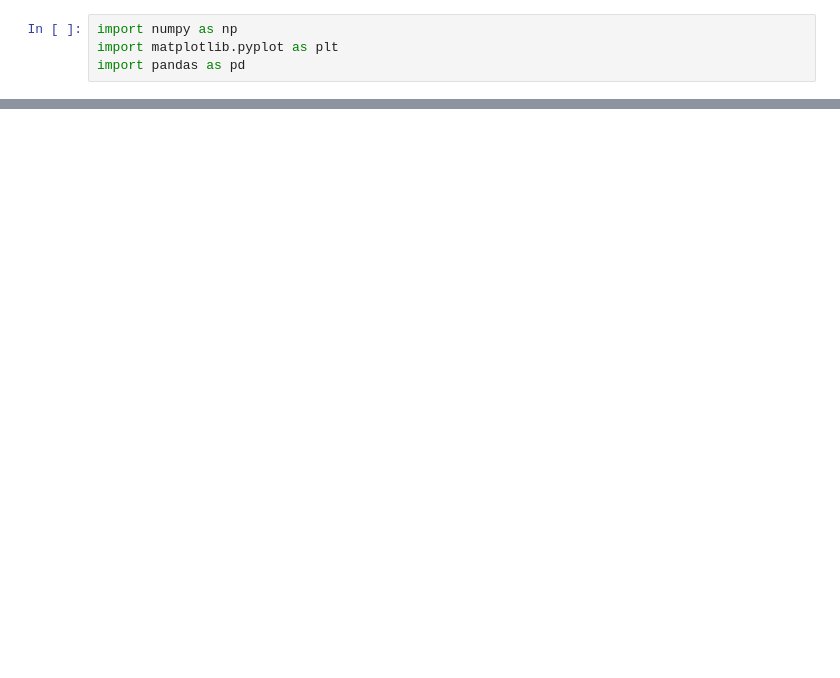
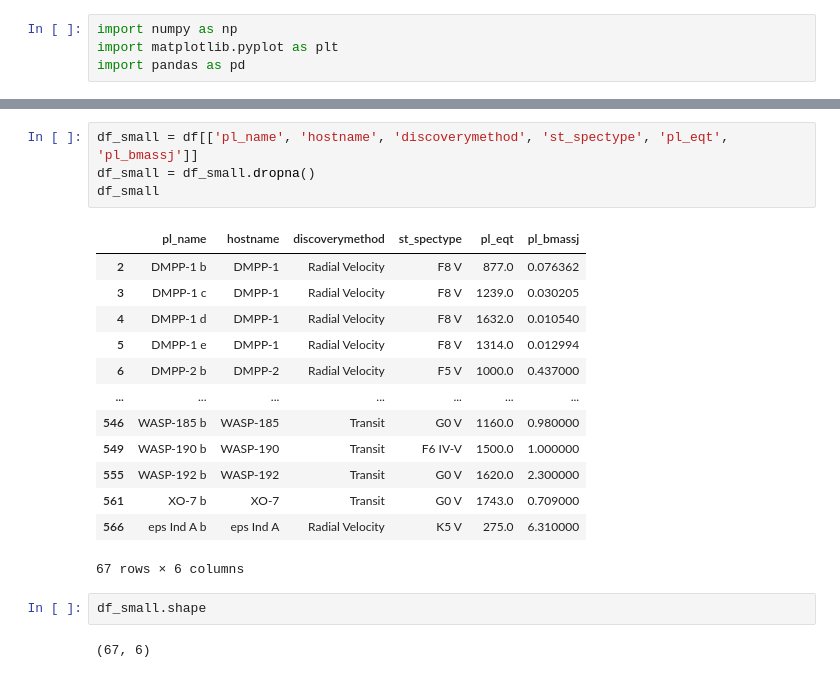
Before and after one commit to annikahattankutter-maker/annika, a Jupyter notebook: homework8/analyze_exoplanet_data.ipynb, the cells around one changed output, grey strips where cells are left out. Cells and saved outputs as stored; diff of their text form; blank space fills up the shorter version.

```diff
--- a/homework8/analyze_exoplanet_data.ipynb
+++ b/homework8/analyze_exoplanet_data.ipynb
@@ -21,0 +63,22 @@ df
+# %%
+df_small = df[['pl_name', 'hostname', 'discoverymethod', 'st_spectype', 'pl_eqt', 'pl_bmassj']]
+df_small = df_small.dropna()
+df_small
+# %% [output]
+|  | pl_name | hostname | discoverymethod | st_spectype | pl_eqt | pl_bmassj |
+| 2 | DMPP-1 b | DMPP-1 | Radial Velocity | F8 V | 877.0 | 0.076362 |
+| 3 | DMPP-1 c | DMPP-1 | Radial Velocity | F8 V | 1239.0 | 0.030205 |
+| 4 | DMPP-1 d | DMPP-1 | Radial Velocity | F8 V | 1632.0 | 0.010540 |
+| 5 | DMPP-1 e | DMPP-1 | Radial Velocity | F8 V | 1314.0 | 0.012994 |
+| 6 | DMPP-2 b | DMPP-2 | Radial Velocity | F5 V | 1000.0 | 0.437000 |
+| ... | ... | ... | ... | ... | ... | ... |
+| 546 | WASP-185 b | WASP-185 | Transit | G0 V | 1160.0 | 0.980000 |
+| 549 | WASP-190 b | WASP-190 | Transit | F6 IV-V | 1500.0 | 1.000000 |
+| 555 | WASP-192 b | WASP-192 | Transit | G0 V | 1620.0 | 2.300000 |
+| 561 | XO-7 b | XO-7 | Transit | G0 V | 1743.0 | 0.709000 |
+| 566 | eps Ind A b | eps Ind A | Radial Velocity | K5 V | 275.0 | 6.310000 |
+67 rows × 6 columns
+# %%
+df_small.shape
+# %% [output]
+(67, 6)
```
Also changed, not shown: parts of 15 cells of this notebook, 5 other files.
